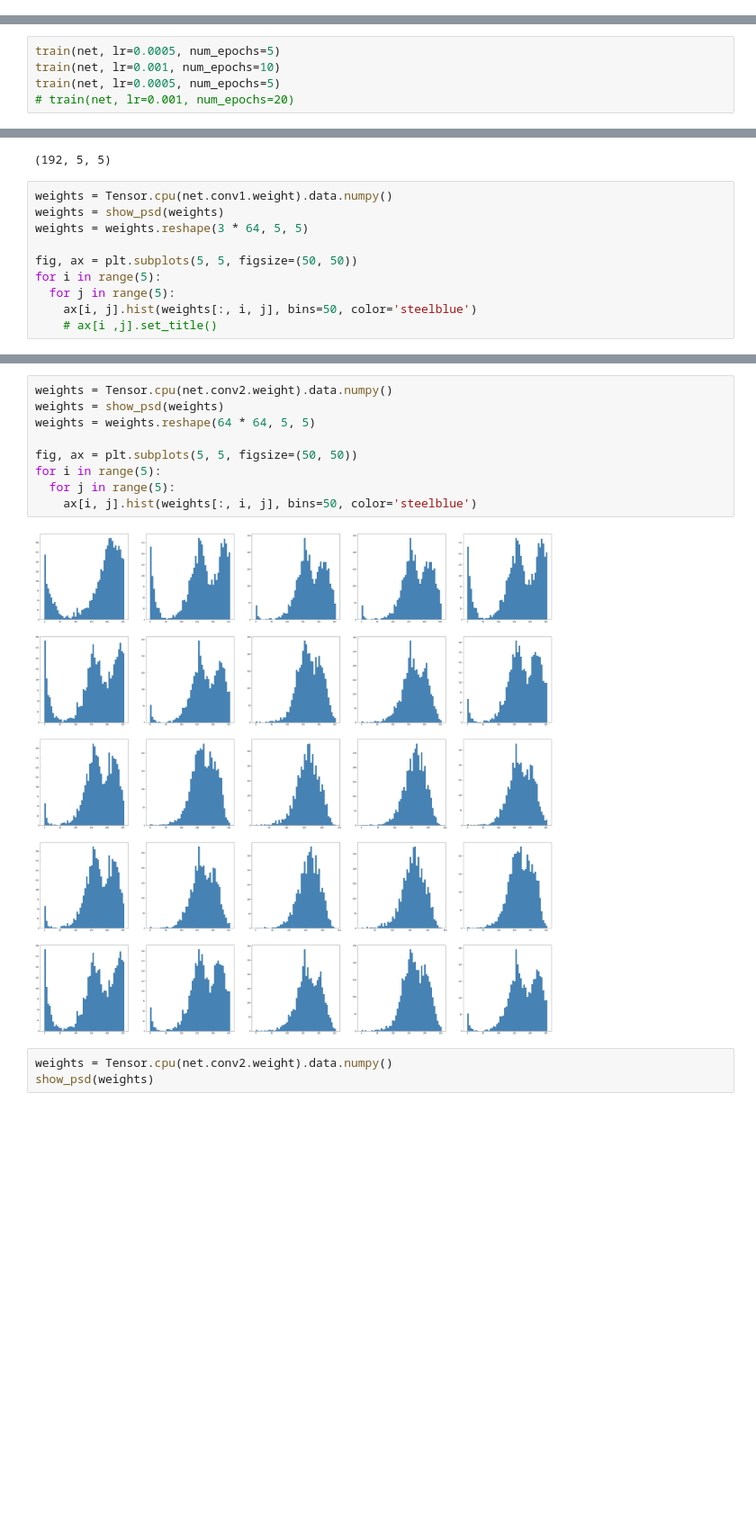
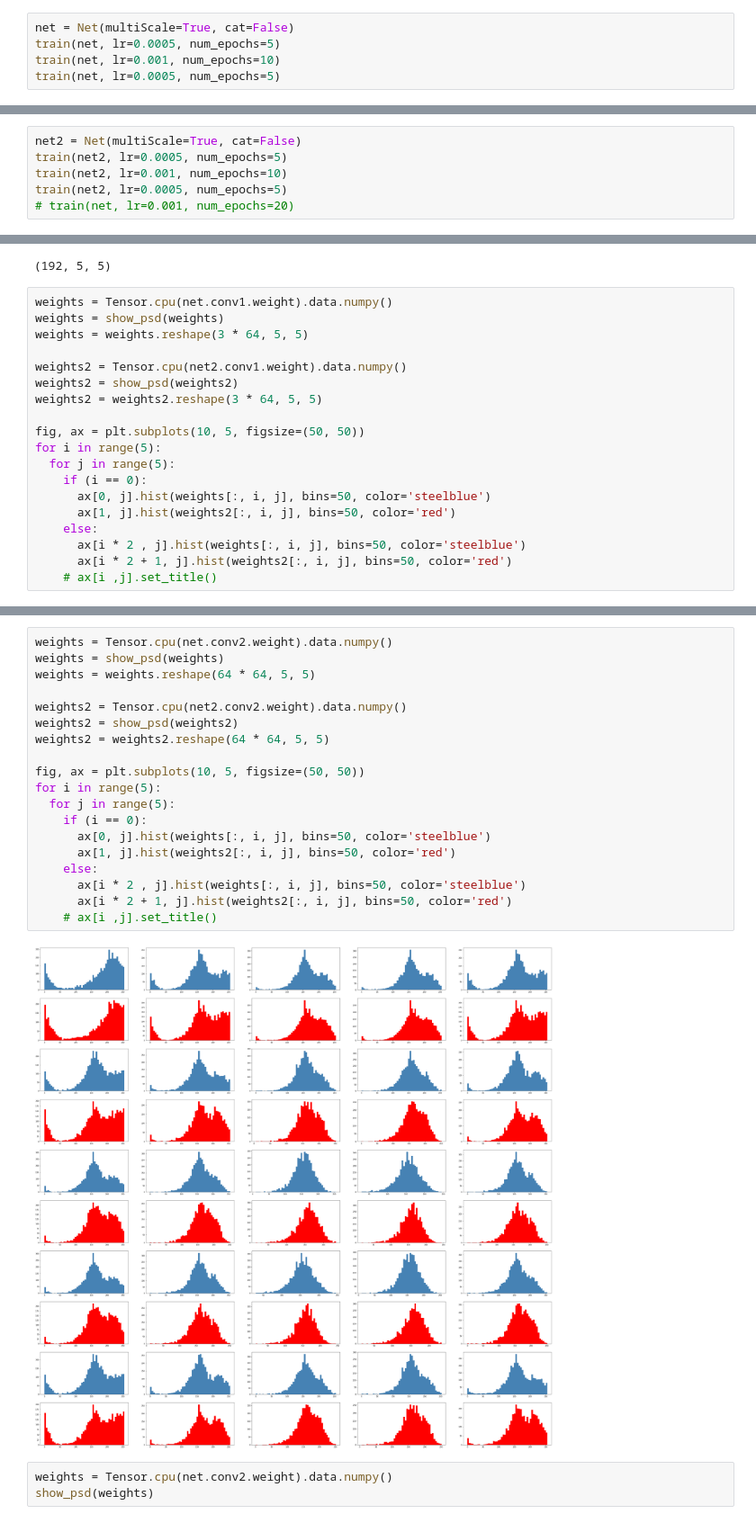
Before and after one commit to IanWangg/Brain-inspired-scale-invariant-CNN, a Jupyter notebook: Brain_Inspired_Scale_Invariant_CNNs.ipynb, the cells around one changed output, grey strips where cells are left out. Shown at 90% size. Cells and saved outputs as stored; diff of their text form; blank space fills up the shorter version.

```diff
--- a/Brain_Inspired_Scale_Invariant_CNNs.ipynb
+++ b/Brain_Inspired_Scale_Invariant_CNNs.ipynb
@@ -397,3 +397,8 @@ net = Net(multiScale=True, cat=False)
 # with torch.no_grad():
 #     net.conv1.weight[:][:] = x
 # net.conv1.weight
+# %%
+net = Net(multiScale=True, cat=False)
+train(net, lr=0.0005, num_epochs=5)
+train(net, lr=0.001, num_epochs=10)
+train(net, lr=0.0005, num_epochs=5)
@@ -400,8 +423,9 @@ net = Net(multiScale=True, cat=False)
 # %% [markdown]
 ###Train, Test and Results
 # %%
-train(net, lr=0.0005, num_epochs=5)
-train(net, lr=0.001, num_epochs=10)
-train(net, lr=0.0005, num_epochs=5)
+net2 = Net(multiScale=True, cat=False)
+train(net2, lr=0.0005, num_epochs=5)
+train(net2, lr=0.001, num_epochs=10)
+train(net2, lr=0.0005, num_epochs=5)
 # train(net, lr=0.001, num_epochs=20)
 # %% [output]
@@ -513,9 +537,18 @@ weights = Tensor.cpu(net.conv1.weight).data.numpy()
 weights = show_psd(weights)
 weights = weights.reshape(3 * 64, 5, 5)
 
-fig, ax = plt.subplots(5, 5, figsize=(50, 50))
+weights2 = Tensor.cpu(net2.conv1.weight).data.numpy()
+weights2 = show_psd(weights2)
+weights2 = weights2.reshape(3 * 64, 5, 5)
+
+fig, ax = plt.subplots(10, 5, figsize=(50, 50))
 for i in range(5):
   for j in range(5):
-    ax[i, j].hist(weights[:, i, j], bins=50, color='steelblue')
+    if (i == 0):
+      ax[0, j].hist(weights[:, i, j], bins=50, color='steelblue')
+      ax[1, j].hist(weights2[:, i, j], bins=50, color='red')
+    else:
+      ax[i * 2 , j].hist(weights[:, i, j], bins=50, color='steelblue')
+      ax[i * 2 + 1, j].hist(weights2[:, i, j], bins=50, color='red')
     # ax[i ,j].set_title()
 # %% [output]
@@ -523,14 +556,24 @@ for i in range(5):
 # %%
 weights = Tensor.cpu(net.conv2.weight).data.numpy()
 weights = show_psd(weights)
 weights = weights.reshape(64 * 64, 5, 5)
 
-fig, ax = plt.subplots(5, 5, figsize=(50, 50))
+weights2 = Tensor.cpu(net2.conv2.weight).data.numpy()
+weights2 = show_psd(weights2)
+weights2 = weights2.reshape(64 * 64, 5, 5)
+
+fig, ax = plt.subplots(10, 5, figsize=(50, 50))
 for i in range(5):
   for j in range(5):
-    ax[i, j].hist(weights[:, i, j], bins=50, color='steelblue')
+    if (i == 0):
+      ax[0, j].hist(weights[:, i, j], bins=50, color='steelblue')
+      ax[1, j].hist(weights2[:, i, j], bins=50, color='red')
+    else:
+      ax[i * 2 , j].hist(weights[:, i, j], bins=50, color='steelblue')
+      ax[i * 2 + 1, j].hist(weights2[:, i, j], bins=50, color='red')
+    # ax[i ,j].set_title()
 # %% [output]
-[figure, old version]
+[figure, new version]
 # %%
 weights = Tensor.cpu(net.conv2.weight).data.numpy()
 show_psd(weights)
```
Also changed, not shown: parts of 5 cells of this notebook.
